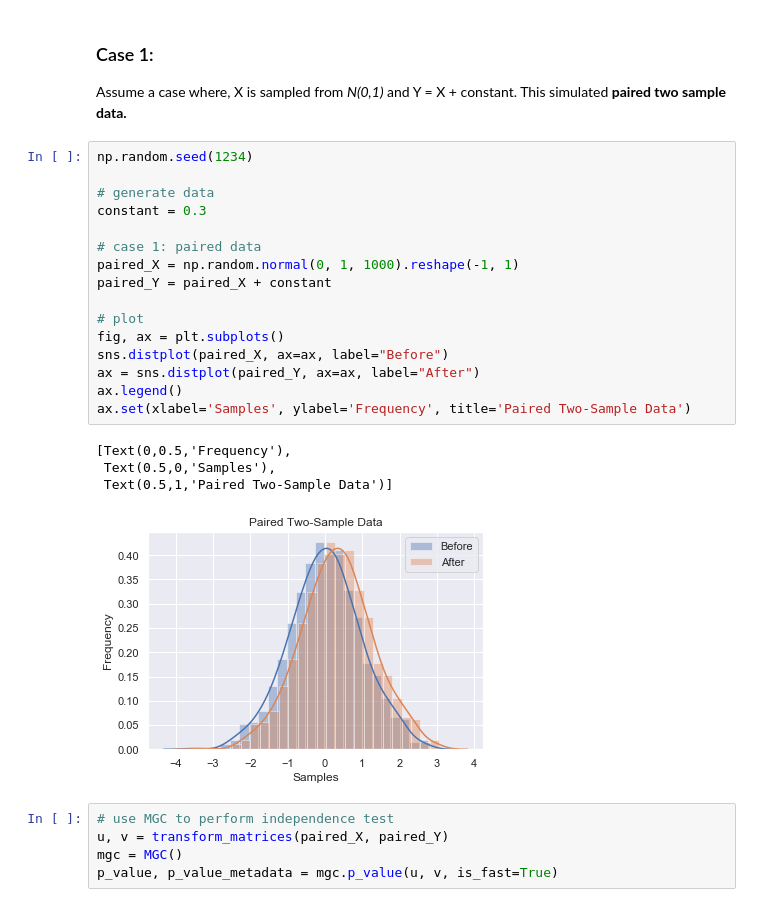
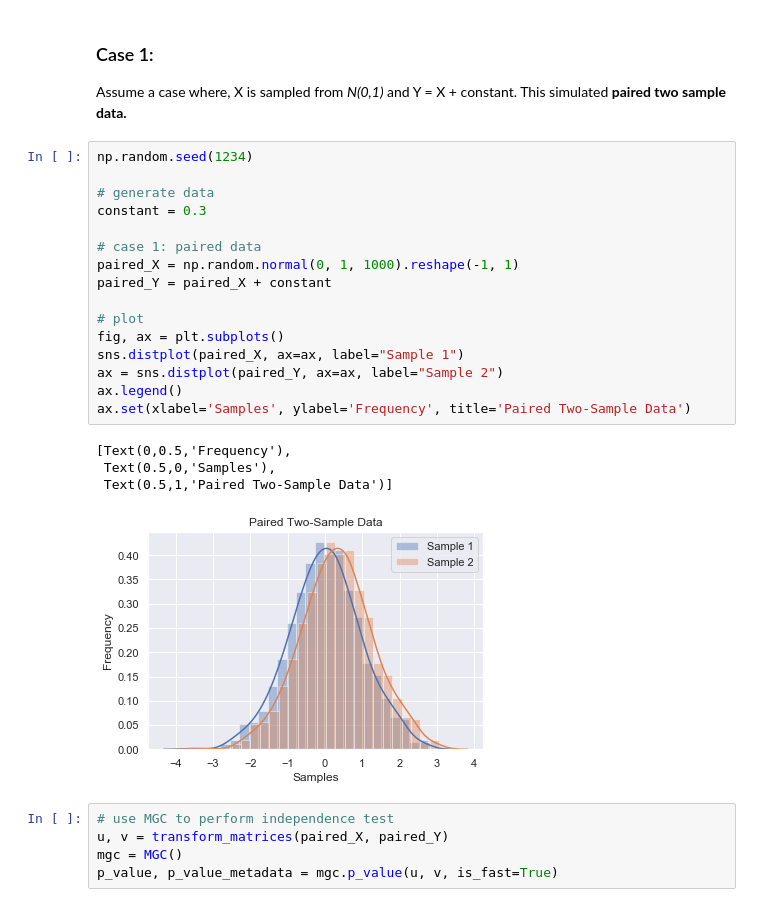
Before and after one commit to neurodata/mgcpy-old, a Jupyter notebook: demos/paired_k_sample_test.ipynb, the cells around one changed output. Cells and saved outputs as stored; diff of their text form.

```diff
--- a/demos/paired_k_sample_test.ipynb
+++ b/demos/paired_k_sample_test.ipynb
@@ -37,24 +37,24 @@ Assume a case where, X is sampled from _N(0,1)_ and Y = X + constant. This simul
 # %%
 np.random.seed(1234)
 
 # generate data
 constant = 0.3
 
 # case 1: paired data
 paired_X = np.random.normal(0, 1, 1000).reshape(-1, 1)
 paired_Y = paired_X + constant
 
 # plot
 fig, ax = plt.subplots()
-sns.distplot(paired_X, ax=ax, label="Before")
-ax = sns.distplot(paired_Y, ax=ax, label="After")
+sns.distplot(paired_X, ax=ax, label="Sample 1")
+ax = sns.distplot(paired_Y, ax=ax, label="Sample 2")
 ax.legend()
 ax.set(xlabel='Samples', ylabel='Frequency', title='Paired Two-Sample Data')
 # %% [output]
 [Text(0,0.5,'Frequency'),
  Text(0.5,0,'Samples'),
  Text(0.5,1,'Paired Two-Sample Data')]
-[figure, old version]
+[figure, new version]
 # %%
 # use MGC to perform independence test
 u, v = transform_matrices(paired_X, paired_Y)
```
Also changed, not shown: parts of 5 cells of this notebook, 3 other files.
